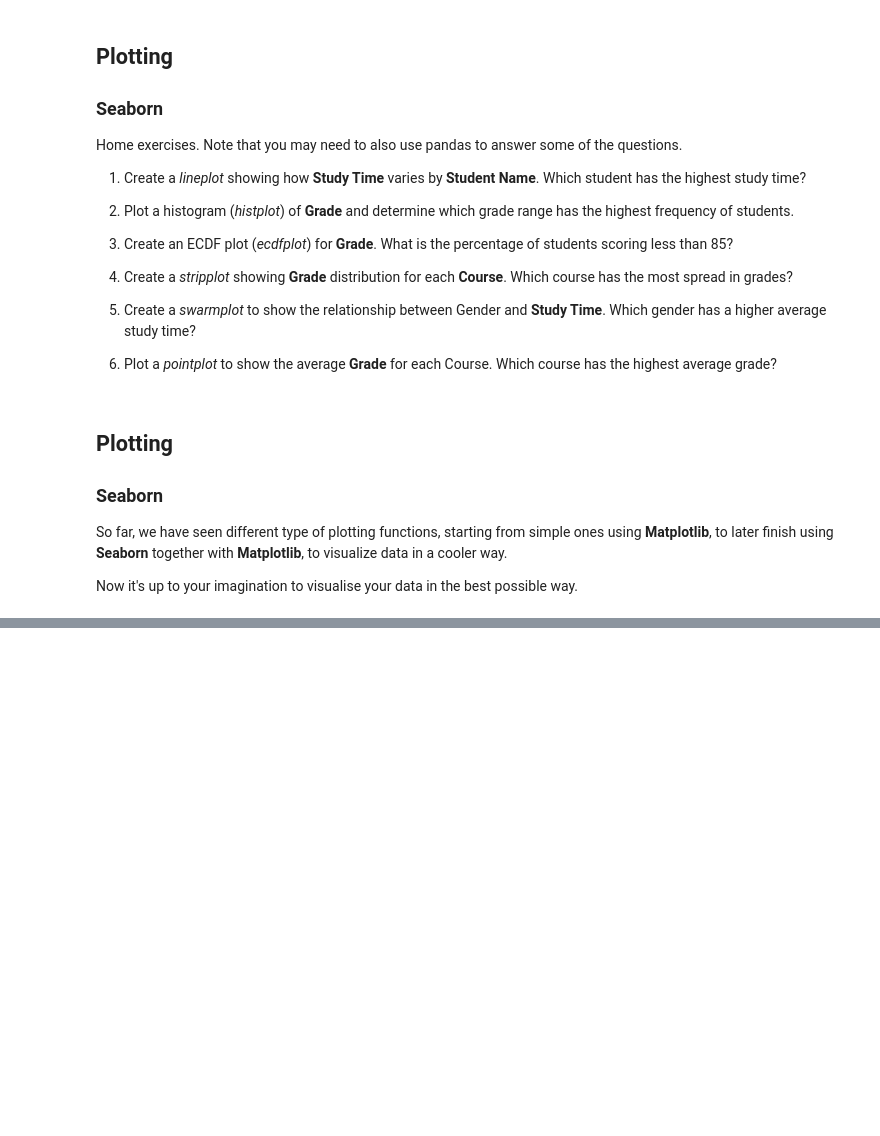
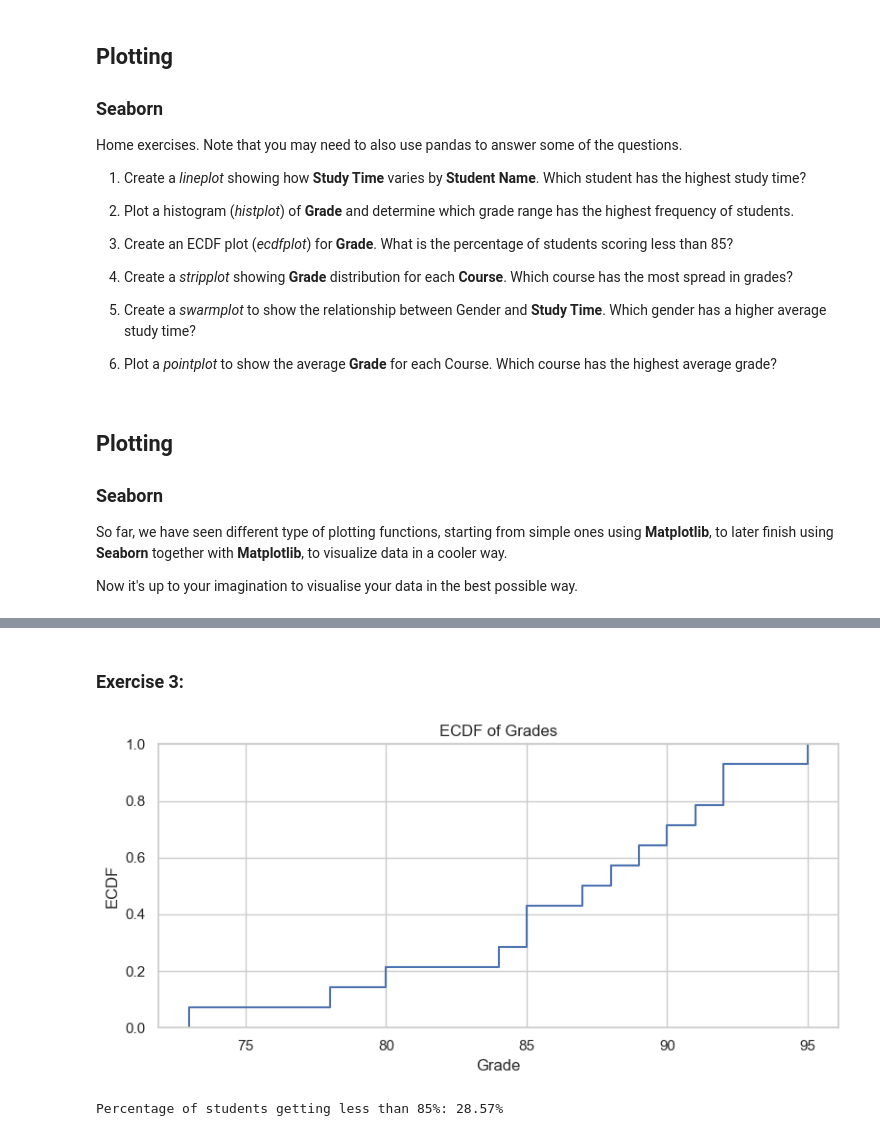
Before and after one commit to bazomeister/Python4DS, a Jupyter notebook: S8_exercises/session_8.ipynb, the cells around one changed output, grey strips where cells are left out. Drawn from its saved outputs; the diff is of its cells as text; code cells hidden in the pictures; blank space fills up the shorter version.

```diff
--- a/S8_exercises/session_8.ipynb
+++ b/S8_exercises/session_8.ipynb
@@ -1008,0 +1074,32 @@ plt.show()
+# %% [markdown]
+### Exercise 3:
+# %%
+# Set the figure size
+plt.figure(figsize=(8, 4))
+
+# Create the ECDF plot to visualize cumulative percentages for grades
+sns.ecdfplot(data=df, x='Grade')
+
+# Add a title to the chart
+plt.title('ECDF of Grades')
+
+# Label the x-axis to represent grades
+plt.xlabel('Grade')
+
+# Label the y-axis to show the ECDF (cumulative percentage)
+plt.ylabel('ECDF')
+
+# Adjust the layout to ensure nothing overlaps
+plt.tight_layout()
+
+# Display the plot
+plt.show()
+
+# Calculate the percentage of students scoring less than 85
+perc_under_85 = (df['Grade'] < 85).mean() * 100
+
+# Print the result
+print(f"Percentage of students getting less than 85%: {perc_under_85:.2f}%")
+# %% [output]
+[figure, added]
+Percentage of students getting less than 85%: 28.57%
```
Also changed, not shown: parts of 36 cells of this notebook.
